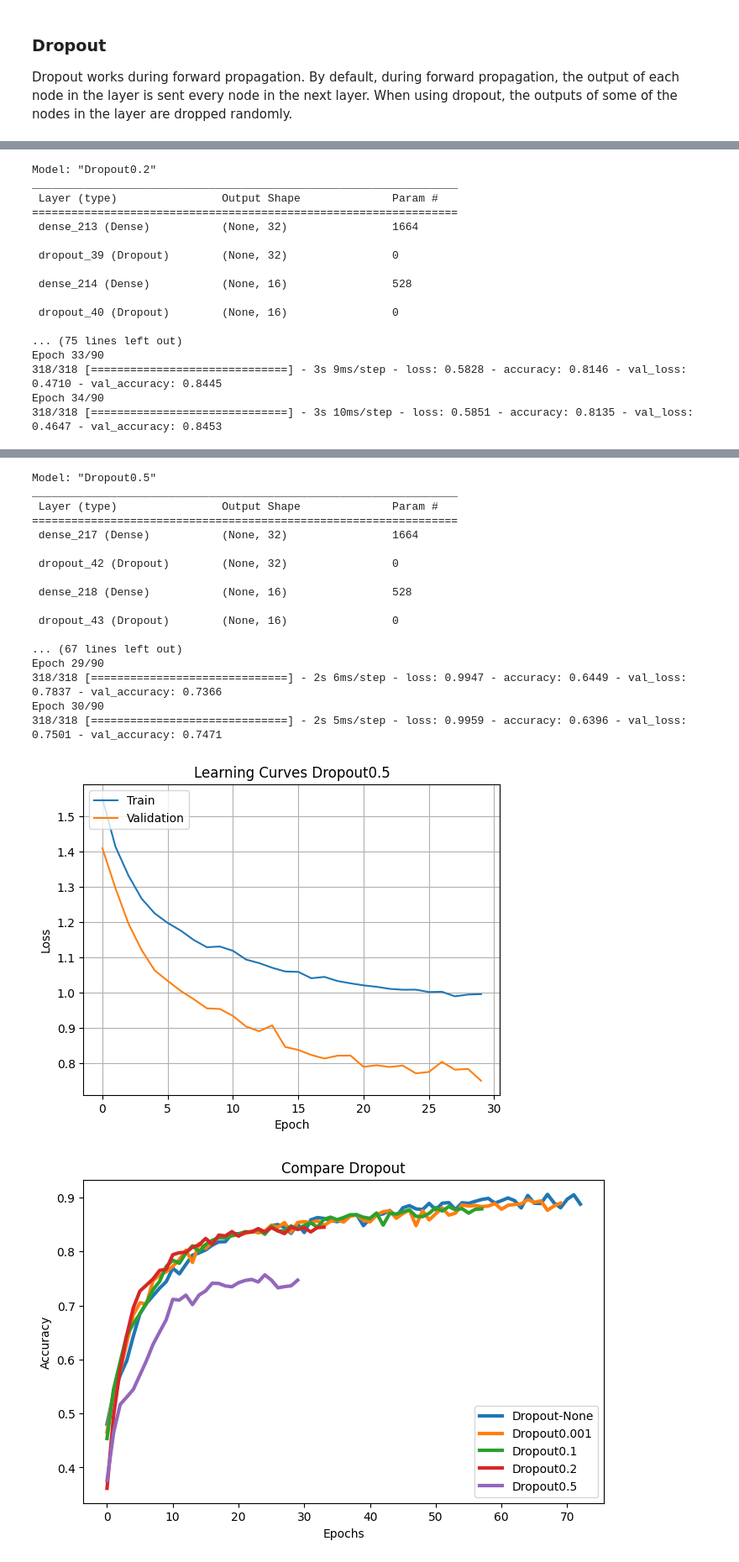
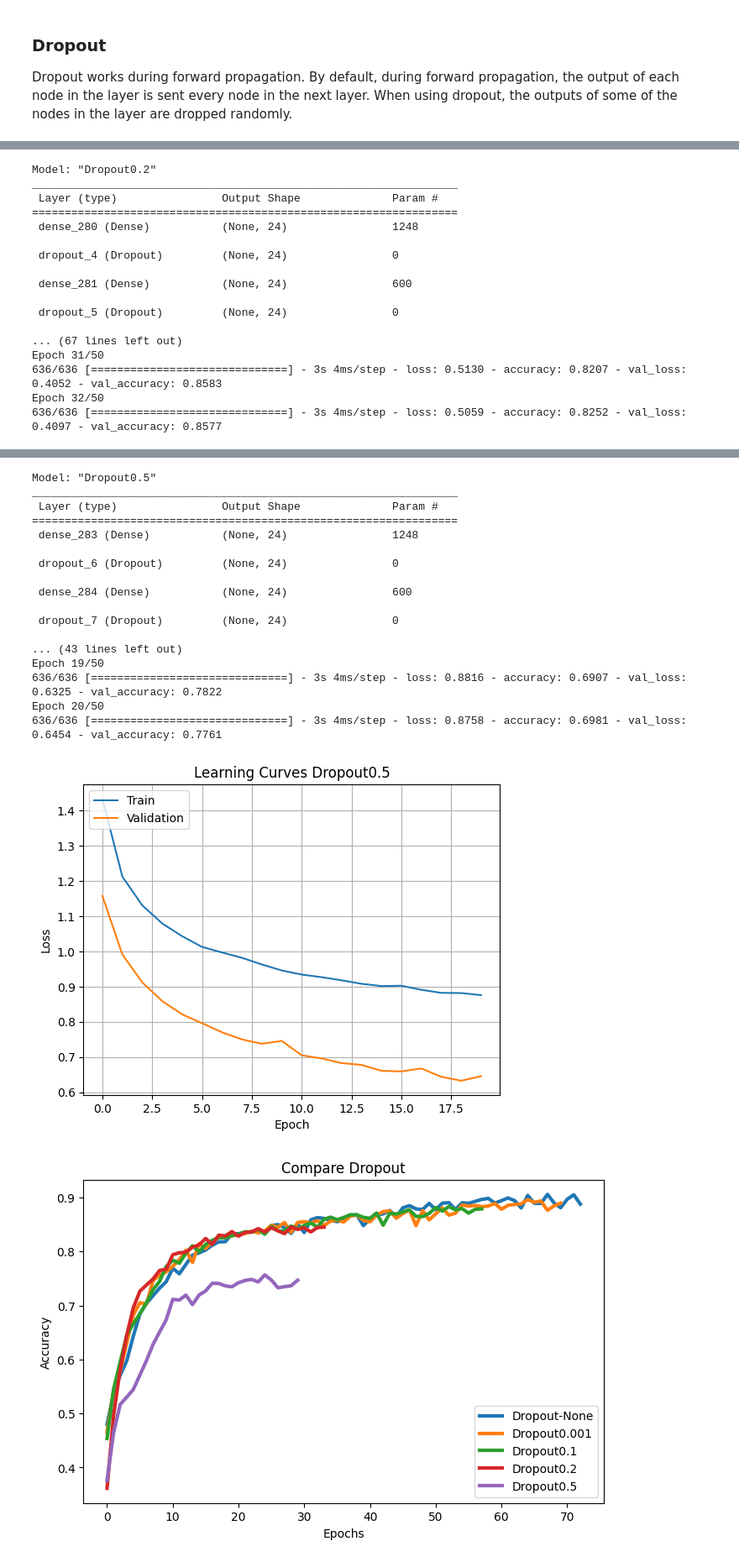
Before and after one commit to quickheaven/scs-3546-deep-learning, a Jupyter notebook: Multiclass_Clarissification_of_Malicious_URL.ipynb, the cells around one changed output, grey strips where cells are left out. Shown at 84% size. Saved outputs shown, nothing was run; the diff lists cells and outputs as text; code cells hidden in the pictures.

```diff
--- a/Multiclass_Clarissification_of_Malicious_URL.ipynb
+++ b/Multiclass_Clarissification_of_Malicious_URL.ipynb
@@ -320,8 +323,8 @@ A **value of two** has been sufficient for simple problems. It is recommended to
 # %%
 model_config = get_base_model_config()
 # Hyperparameters:
-model_config['batch_size'] = 64
-model_config['epochs'] = 90
+model_config['batch_size'] = 32
+model_config['epochs'] = 50
 
 accuracy_measures = {}
 
@@ -1180,12 +1176,12 @@ accuracy_measures = {}
 
 model_config = get_base_model_config()
 # Hyperparameters:
-model_config['batch_size'] = 64
-model_config['epochs'] = 90
-# Number of layers: 3
-# Number of nodes per each layer: 32-16-16
+model_config['batch_size'] = 32
+model_config['epochs'] = 50
+# Number of layers: 2
+# Number of nodes per each layer: 24-24
 model_config['hidden_activation'] = 'relu'
-model_config['weights_initializer'] = 'random_uniform'
+model_config['weights_initializer'] = 'random_normal'
 # Batch Normalization: not added
 model_config['optimizer'] = 'adam'
 model_config['learning_rate'] = 0.001
@@ -1200,9 +1196,8 @@ for regularizer in regularizer_list:
   print('Testing: {}'.format(regularizer))
 
   custom_layers = [
-    layers.Dense(32, kernel_regularizer=model_config['regularizer'], kernel_initializer=model_config['weights_initializer'], activation=model_config['hidden_activation'], input_dim=model_config['input_dim']),
-    layers.Dense(16, kernel_regularizer=model_config['regularizer'], kernel_initializer=model_config['weights_initializer'], activation=model_config['hidden_activation']),
-    layers.Dense(16, kernel_regularizer=model_config['regularizer'], kernel_initializer=model_config['weights_initializer'], activation=model_config['hidden_activation']),
+    layers.Dense(24, kernel_regularizer=model_config['regularizer'], kernel_initializer=model_config['weights_initializer'], activation=model_config['hidden_activation'], input_dim=model_config['input_dim']),
+    layers.Dense(24, kernel_regularizer=model_config['regularizer'], kernel_initializer=model_config['weights_initializer'], activation=model_config['hidden_activation']),
     layers.Dense(model_config['output_nodes'], activation=model_config['output_activation'])
   ];
 
@@ -1307,12 +1302,12 @@ accuracy_measures = {}
 
 model_config = get_base_model_config()
 # Hyperparameters:
-model_config['batch_size'] = 64
-model_config['epochs'] = 90
-# Number of layers: 3
-# Number of nodes per each layer: 32-16-16
+model_config['batch_size'] = 32
+model_config['epochs'] = 50
+# Number of layers: 2
+# Number of nodes per each layer: 24-24
 model_config['hidden_activation'] = 'relu'
-model_config['weights_initializer'] = 'random_uniform'
+model_config['weights_initializer'] = 'random_normal'
 # Batch Normalization: not added
 model_config['optimizer'] = 'adam'
 model_config['learning_rate'] = 0.001
@@ -1330,20 +1325,17 @@ for dropout in dropout_list:
   if model_config['dropout_rate'] > 0.0:
     model_name = 'Dropout' + str(dropout)
     custom_layers = [
-      layers.Dense(32, kernel_regularizer=model_config['regularizer'], kernel_initializer=model_config['weights_initializer'], activation=model_config['hidden_activation'], input_dim=model_config['input_dim']),
+      layers.Dense(24, kernel_regularizer=model_config['regularizer'], kernel_initializer=model_config['weights_initializer'], activation=model_config['hidden_activation'], input_dim=model_config['input_dim']),
       layers.Dropout(model_config['dropout_rate']),
-      layers.Dense(16, kernel_regularizer=model_config['regularizer'], kernel_initializer=model_config['weights_initializer'], activation=model_config['hidden_activation']),
-      layers.Dropout(model_config['dropout_rate']),
-      layers.Dense(16, kernel_regularizer=model_config['regularizer'], kernel_initializer=model_config['weights_initializer'], activation=model_config['hidden_activation']),
+      layers.Dense(24, kernel_regularizer=model_config['regularizer'], kernel_initializer=model_config['weights_initializer'], activation=model_config['hidden_activation']),
       layers.Dropout(model_config['dropout_rate']),
       layers.Dense(model_config['output_nodes'], activation=model_config['output_activation'])
     ]
   else:
     model_name = 'Dropout-None'
     custom_layers = [
-      layers.Dense(32, kernel_regularizer=model_config['regularizer'], kernel_initializer=model_config['weights_initializer'], activation=model_config['hidden_activation'], input_dim=model_config['input_dim']),
-      layers.Dense(16, kernel_regularizer=model_config['regularizer'], kernel_initializer=model_config['weights_initializer'], activation=model_config['hidden_activation']),
-      layers.Dense(16, kernel_regularizer=model_config['regularizer'], kernel_initializer=model_config['weights_initializer'], activation=model_config['hidden_activation']),
+      layers.Dense(24, kernel_regularizer=model_config['regularizer'], kernel_initializer=model_config['weights_initializer'], activation=model_config['hidden_activation'], input_dim=model_config['input_dim']),
+      layers.Dense(24, kernel_regularizer=model_config['regularizer'], kernel_initializer=model_config['weights_initializer'], activation=model_config['hidden_activation']),
       layers.Dense(model_config['output_nodes'], activation=model_config['output_activation'])
     ]
 
@@ -1415,16 +1407,16 @@ Model: "Dropout0.2"
 _________________________________________________________________
  Layer (type)                Output Shape              Param #
 =================================================================
- dense_213 (Dense)           (None, 32)                1664
+ dense_280 (Dense)           (None, 24)                1248
 
- dropout_39 (Dropout)        (None, 32)                0
+ dropout_4 (Dropout)         (None, 24)                0
 
- dense_214 (Dense)           (None, 16)                528
+ dense_281 (Dense)           (None, 24)                600
 
- dropout_40 (Dropout)        (None, 16)                0
+ dropout_5 (Dropout)         (None, 24)                0
 
-... (75 lines left out)
-Epoch 33/90
-318/318 [==============================] - 3s 9ms/step - loss: 0.5828 - accuracy: 0.8146 - val_loss: 0.4710 - val_accuracy: 0.8445
-Epoch 34/90
-318/318 [==============================] - 3s 10ms/step - loss: 0.5851 - accuracy: 0.8135 - val_loss: 0.4647 - val_accuracy: 0.8453
+... (67 lines left out)
+Epoch 31/50
+636/636 [==============================] - 3s 4ms/step - loss: 0.5130 - accuracy: 0.8207 - val_loss: 0.4052 - val_accuracy: 0.8583
+Epoch 32/50
+636/636 [==============================] - 3s 4ms/step - loss: 0.5059 - accuracy: 0.8252 - val_loss: 0.4097 - val_accuracy: 0.8577
@@ -1432,21 +1424,21 @@ Epoch 34/90
 Model: "Dropout0.5"
 _________________________________________________________________
  Layer (type)                Output Shape              Param #
 =================================================================
- dense_217 (Dense)           (None, 32)                1664
+ dense_283 (Dense)           (None, 24)                1248
 
- dropout_42 (Dropout)        (None, 32)                0
+ dropout_6 (Dropout)         (None, 24)                0
 
- dense_218 (Dense)           (None, 16)                528
+ dense_284 (Dense)           (None, 24)                600
 
- dropout_43 (Dropout)        (None, 16)                0
+ dropout_7 (Dropout)         (None, 24)                0
 
-... (67 lines left out)
-Epoch 29/90
-318/318 [==============================] - 2s 6ms/step - loss: 0.9947 - accuracy: 0.6449 - val_loss: 0.7837 - val_accuracy: 0.7366
-Epoch 30/90
-318/318 [==============================] - 2s 5ms/step - loss: 0.9959 - accuracy: 0.6396 - val_loss: 0.7501 - val_accuracy: 0.7471
+... (43 lines left out)
+Epoch 19/50
+636/636 [==============================] - 3s 4ms/step - loss: 0.8816 - accuracy: 0.6907 - val_loss: 0.6325 - val_accuracy: 0.7822
+Epoch 20/50
+636/636 [==============================] - 3s 4ms/step - loss: 0.8758 - accuracy: 0.6981 - val_loss: 0.6454 - val_accuracy: 0.7761
-[figure, old version]
+[figure, new version]
 # %%
 accuracy_measures_dropout = accuracy_measures.copy()
 # %%
```
Also changed, not shown: parts of 33 cells of this notebook.
